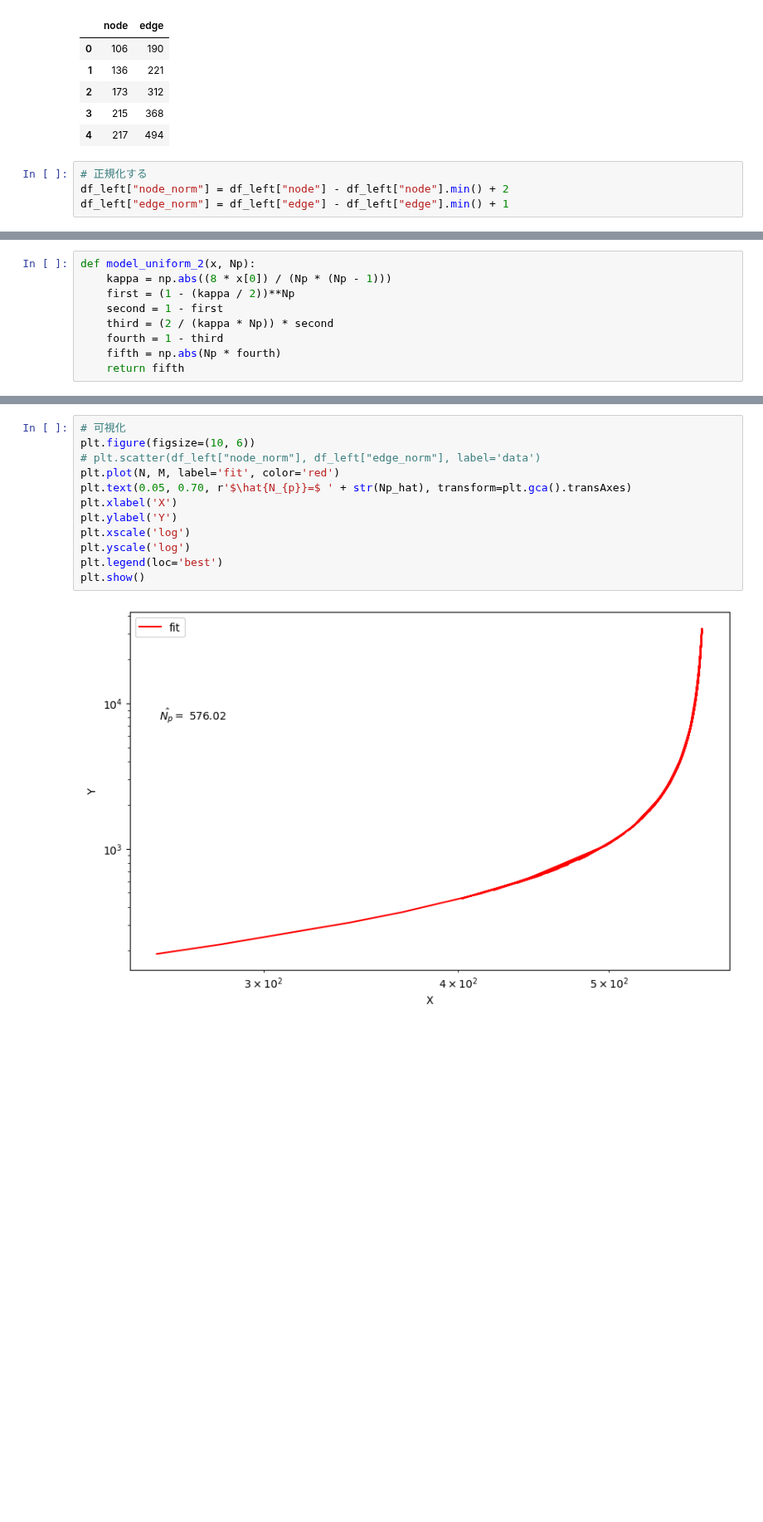
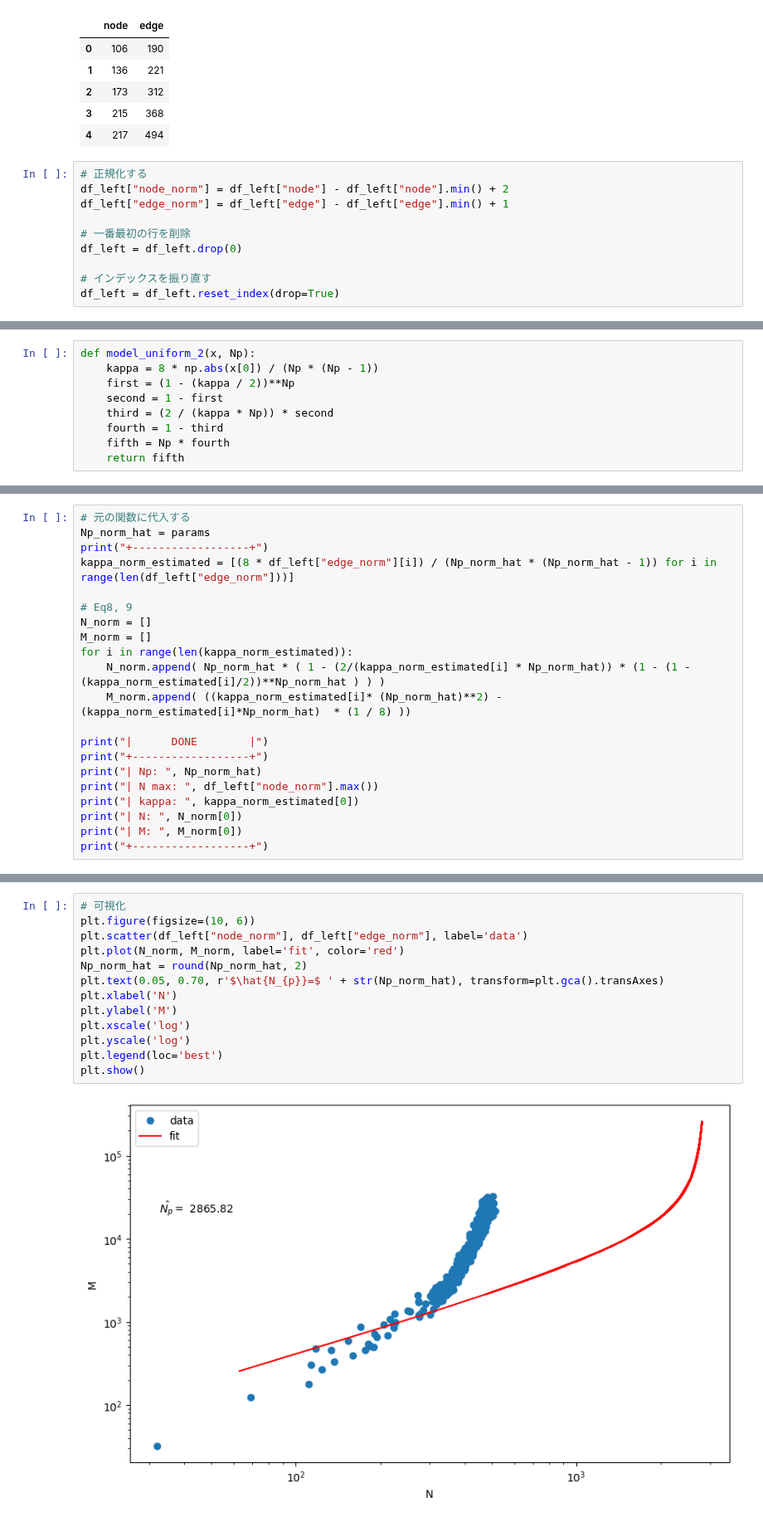
Before and after one commit to yiadka/mobility_scaling, a Jupyter notebook: notebooks/nmscaling_norm_second.ipynb, the cells around one changed output, grey strips where cells are left out. Shown at 83% size. Cells and saved outputs as stored; diff of their text form; blank space fills up the shorter version.

```diff
--- a/notebooks/nmscaling_norm_second.ipynb
+++ b/notebooks/nmscaling_norm_second.ipynb
@@ -79,3 +79,9 @@ df_left.head()
 # 正規化する
 df_left["node_norm"] = df_left["node"] - df_left["node"].min() + 2
 df_left["edge_norm"] = df_left["edge"] - df_left["edge"].min() + 1
+
+# 一番最初の行を削除
+df_left = df_left.drop(0)
+
+# インデックスを振り直す
+df_left = df_left.reset_index(drop=True)
@@ -82,9 +97,9 @@ df_left["edge_norm"] = df_left["edge"] - df_left["edge"].min() + 1
 # %%
 def model_uniform_2(x, Np):
-    kappa = np.abs((8 * x[0]) / (Np * (Np - 1)))
+    kappa = 8 * np.abs(x[0]) / (Np * (Np - 1))
     first = (1 - (kappa / 2))**Np
     second = 1 - first
     third = (2 / (kappa * Np)) * second
     fourth = 1 - third
-    fifth = np.abs(Np * fourth)
+    fifth = Np * fourth
     return fifth
@@ -132,0 +147,21 @@ for i in range(len(kappa_estimated)):
+# %%
+# 元の関数に代入する
+Np_norm_hat = params
+print("+------------------+")
+kappa_norm_estimated = [(8 * df_left["edge_norm"][i]) / (Np_norm_hat * (Np_norm_hat - 1)) for i in range(len(df_left["edge_norm"]))]
+
+# Eq8, 9
+N_norm = []
+M_norm = []
+for i in range(len(kappa_norm_estimated)):
+    N_norm.append( Np_norm_hat * ( 1 - (2/(kappa_norm_estimated[i] * Np_norm_hat)) * (1 - (1 - (kappa_norm_estimated[i]/2))**Np_norm_hat ) ) )
+    M_norm.append( ((kappa_norm_estimated[i]* (Np_norm_hat)**2) - (kappa_norm_estimated[i]*Np_norm_hat)  * (1 / 8) ))
+
+print("|      DONE        |")
+print("+------------------+")
+print("| Np: ", Np_norm_hat)
+print("| N max: ", df_left["node_norm"].max())
+print("| kappa: ", kappa_norm_estimated[0])
+print("| N: ", N_norm[0])
+print("| M: ", M_norm[0])
+print("+------------------+")
@@ -133,14 +178,15 @@ for i in range(len(kappa_estimated)):
 # %%
 # 可視化
 plt.figure(figsize=(10, 6))
-# plt.scatter(df_left["node_norm"], df_left["edge_norm"], label='data')
-plt.plot(N, M, label='fit', color='red')
-plt.text(0.05, 0.70, r'$\hat{N_{p}}=$ ' + str(Np_hat), transform=plt.gca().transAxes)
-plt.xlabel('X')
-plt.ylabel('Y')
+plt.scatter(df_left["node_norm"], df_left["edge_norm"], label='data')
+plt.plot(N_norm, M_norm, label='fit', color='red')
+Np_norm_hat = round(Np_norm_hat, 2)
+plt.text(0.05, 0.70, r'$\hat{N_{p}}=$ ' + str(Np_norm_hat), transform=plt.gca().transAxes)
+plt.xlabel('N')
+plt.ylabel('M')
 plt.xscale('log')
 plt.yscale('log')
 plt.legend(loc='best')
 plt.show()
 # %% [output]
-[figure, old version]
+[figure, new version]
```
Also changed, not shown: parts of 7 cells of this notebook, 1 other file.
